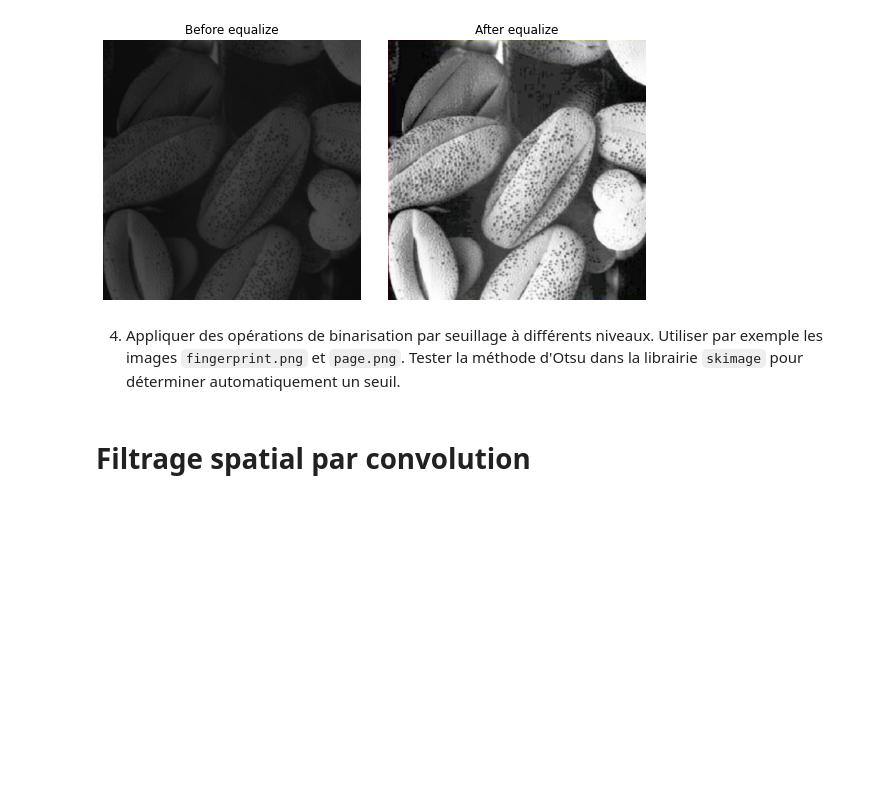
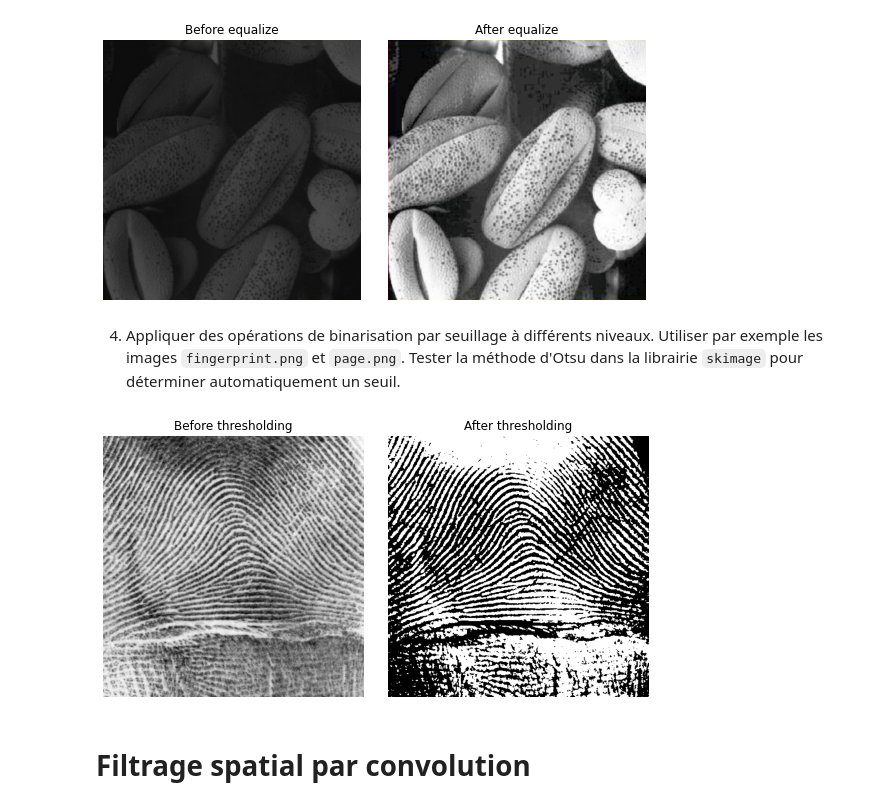
Before and after one commit to JohanChataigne/computer_vision, a Jupyter notebook: tp-traitement-images.ipynb, the cells around one changed output. Saved outputs shown, nothing was run; the diff lists cells and outputs as text; code cells hidden in the pictures; blank space fills up the shorter version.

```diff
--- a/tp-traitement-images.ipynb
+++ b/tp-traitement-images.ipynb
@@ -135,19 +140,16 @@ def stretch(image):
 
     return s(toret)
 # %%
-test1 = imread('test-histo1.png')
-test2 = imread('test-histo2.png')
+def imagesPlot(image1, image2, title1, title2):
 
-t1 = stretch(test1).astype('uint8')
+    plt.figure(figsize=(12, 4))
+    plt.subplot(131)
+    plt.imshow(image1, vmin=0, vmax=255)
+    plt.title(title1)
+    plt.axis('off')
+    plt.subplot(132)
+    plt.imshow(image2, vmin=0, vmax=255)
+    plt.title(title2)
+    plt.axis('off')
 
-plt.figure(figsize=(12, 4))
-plt.subplot(131)
-plt.imshow(test1)
-plt.title("Before stretch")
-plt.axis('off')
-plt.subplot(132)
-plt.imshow(t1)
-plt.title("After stretch")
-plt.axis('off')
-
-plt.tight_layout()
+    plt.tight_layout()
@@ -202,6 +201,26 @@ plt.tight_layout()
 [figure]
 # %% [markdown]
 4. Appliquer des opérations de binarisation par seuillage à différents niveaux. Utiliser par exemple les images `fingerprint.png` et `page.png`. Tester la méthode d'Otsu dans la librairie `skimage` pour déterminer automatiquement un seuil.
+# %%
+def threshold(image, T):
+
+    t = lambda x: 255 if x <= T else 0
+
+    res = [t(x) for x in image.flatten()]
+
+    res = np.reshape(np.asarray(res), image.shape)
+
+    return res
+# %%
+fp = imread('fingerprint.png')
+
+# Global thresholding
+T_fp = threshold_otsu(fp)
+fp_t = threshold(fp, T_fp)
+
+imagesPlot(fp, fp_t, "Before thresholding", "After thresholding")
+# %% [output]
+[figure, added]
 # %% [markdown]
 # Filtrage spatial par convolution
 # %% [markdown]
```
Also changed, not shown: parts of 10 cells of this notebook.
